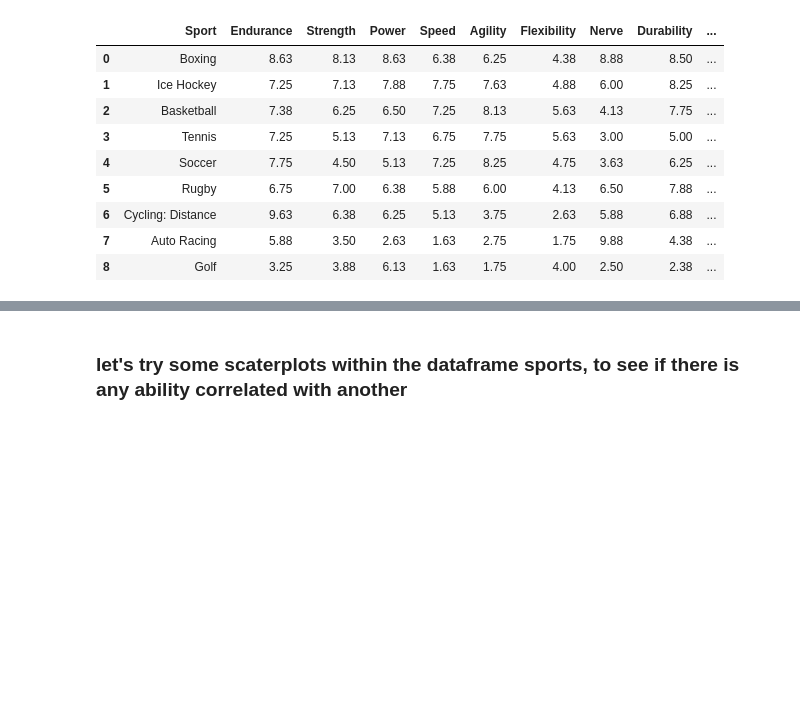
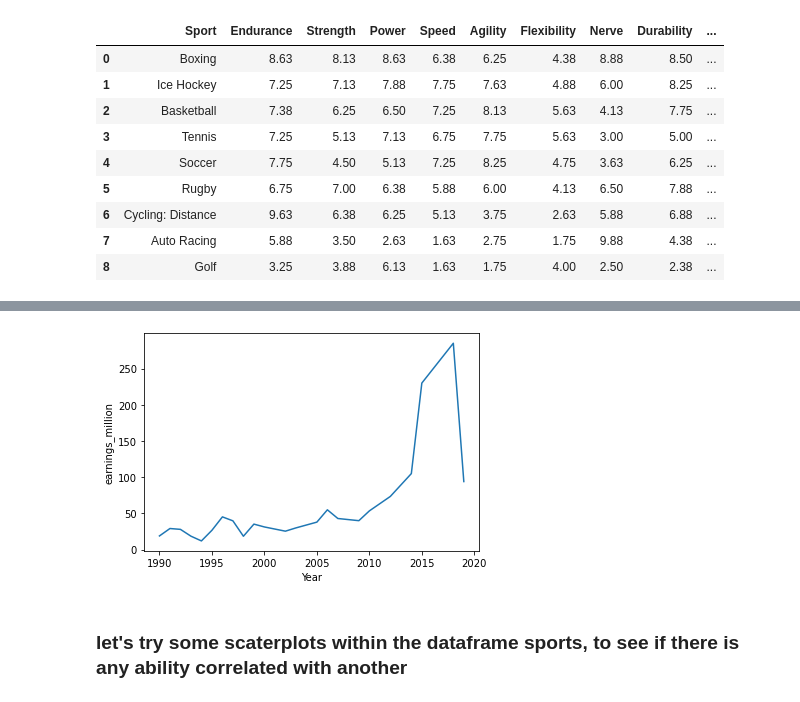
Before and after one commit to Jorge-Solana/Economical_Sports_Hisotry_and_Best_suitable_sport, a Jupyter notebook: First_Visuals.ipynb, the cells around one changed output, grey strips where cells are left out. Cells and saved outputs as stored; diff of their text form; code cells hidden in the pictures; blank space fills up the shorter version.

```diff
--- a/First_Visuals.ipynb
+++ b/First_Visuals.ipynb
@@ -197,0 +298,2 @@ sports_cropped
+# %%
+boxing = money[money.Sport == 'Boxing']
@@ -197,0 +309,2 @@ sports_cropped
+# %%
+box_grouped = boxing.groupby(['Year'],as_index=False).agg({'earnings_million' : 'mean'})
@@ -198,3 +320,7 @@ sports_cropped
+# %%
+sns.lineplot(x=box_grouped.Year, y=box_grouped.earnings_million); # to see the trend
+# %% [output]
+[figure, added]
 # %% [markdown]
 ### let's try some scaterplots within the dataframe sports, to see if there is any ability correlated with another
 # %%
```
Also changed, not shown: parts of 33 cells of this notebook.
